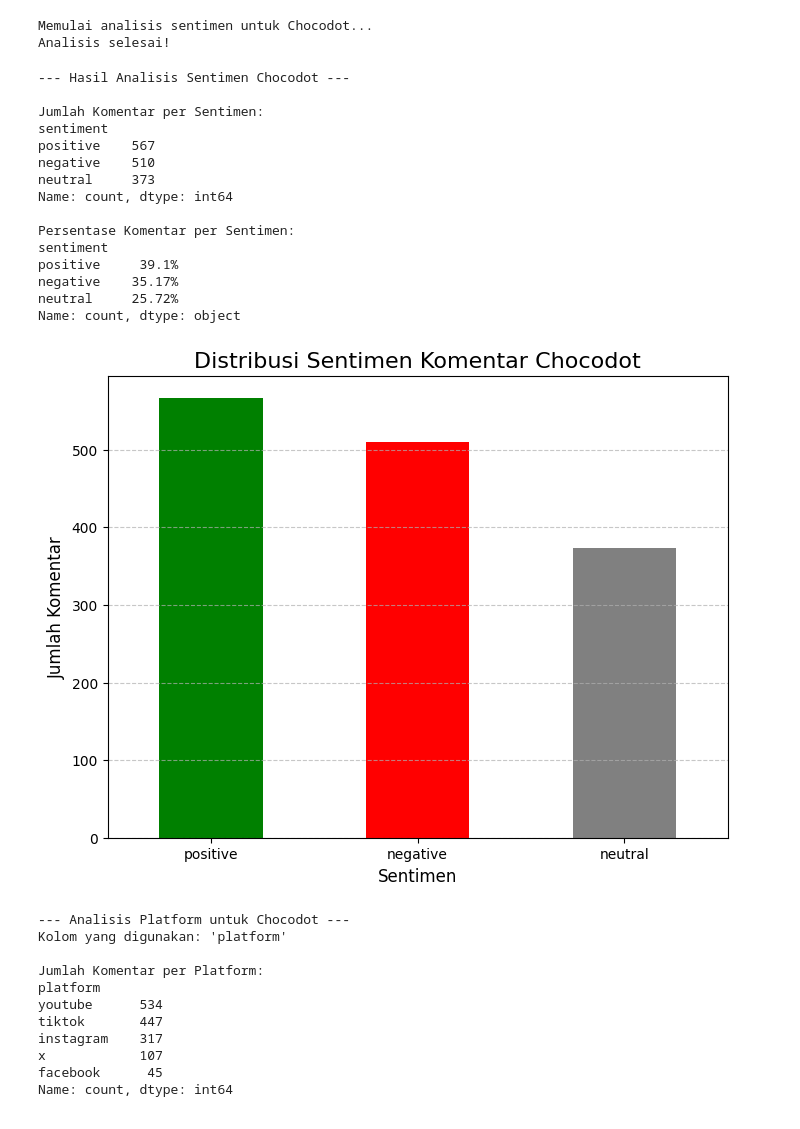
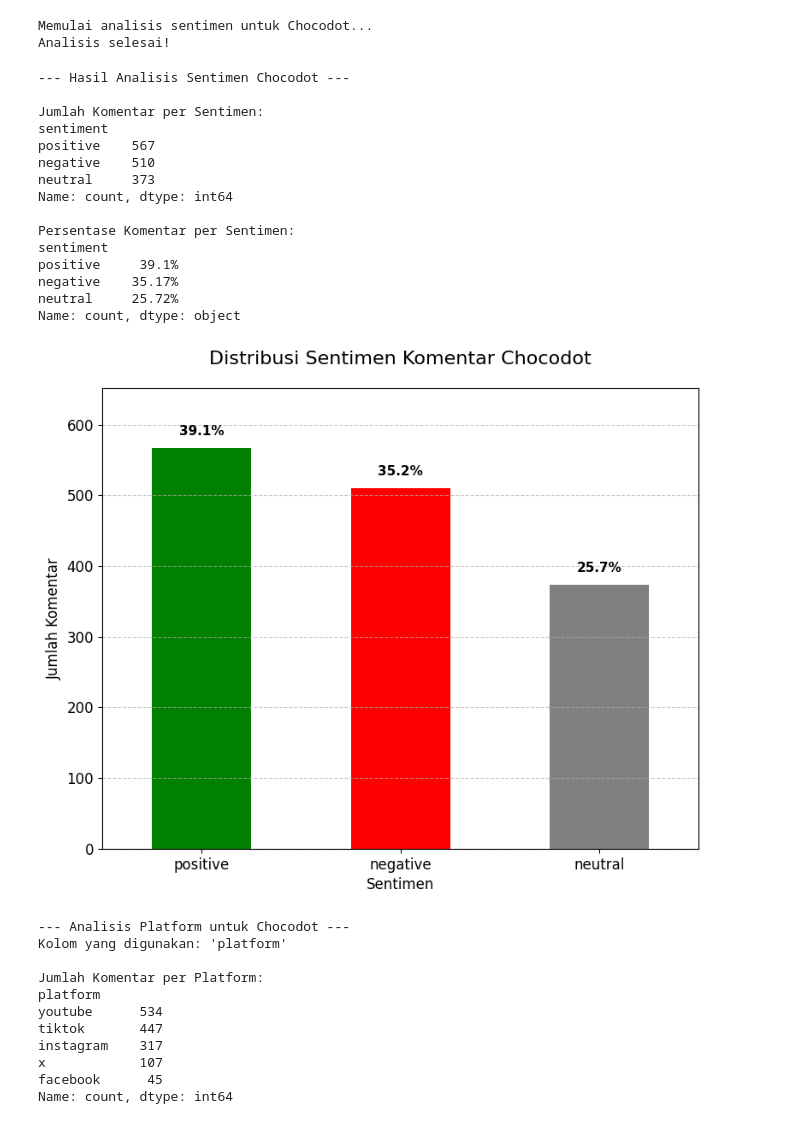
Before and after one commit to osaaa27/Kerja-Praktek, a Jupyter notebook: sentimen_pelaku_ekonomi.ipynb, the cells around one changed output. Drawn from its saved outputs; the diff is of its cells as text; code cells hidden in the pictures.

```diff
--- a/sentimen_pelaku_ekonomi.ipynb
+++ b/sentimen_pelaku_ekonomi.ipynb
@@ -220,6 +220,9 @@ print("Analisis selesai!")
 Memulai analisis sentimen untuk Chocodot...
 Analisis selesai!
 # %%
+import matplotlib.pyplot as plt
+
+# --- Bagian perhitungan (tidak ada yang berubah) ---
 # Hitung jumlah setiap sentimen
 sentiment_counts = df_chocodot['sentiment'].value_counts()
 total_comments = len(df_chocodot)
@@ -227,42 +230,78 @@ total_comments = len(df_chocodot)
 # Hitung persentase untuk setiap sentimen
 sentiment_percentages = (sentiment_counts / total_comments) * 100
 
 print("--- Hasil Analisis Sentimen Chocodot ---")
 print("\nJumlah Komentar per Sentimen:")
 print(sentiment_counts)
 print("\nPersentase Komentar per Sentimen:")
-# Tampilkan dengan 2 angka di belakang koma
 print(sentiment_percentages.round(2).astype(str) + '%')
+
 
 # Tentukan warna
 colors = {'positive': 'green', 'negative': 'red', 'neutral': 'grey'}
 
-# Buat plot diagram balok
-plt.figure(figsize=(8, 6))
-sentiment_counts.plot(kind='bar', color=[colors.get(x, 'blue') for x in sentiment_counts.index])
-plt.title('Distribusi Sentimen Komentar Chocodot', fontsize=16)
-plt.xlabel('Sentimen', fontsize=12)
-plt.ylabel('Jumlah Komentar', fontsize=12)
+# Buat plot dan simpan object-nya ke dalam variabel 'ax'
+ax = sentiment_counts.plot(kind='bar',
+                           figsize=(9, 7),  # Sedikit diperbesar agar label muat
+                           color=[colors.get(x) for x in sentiment_counts.index],
+                           fontsize=12)
+
+# =====================================================================
+# KODE MODIFIKASI: Menambahkan label persentase di atas setiap balok
+# =====================================================================
+# Loop melalui setiap balok (patches) yang ada di dalam plot
+for i, patch in enumerate(ax.patches):
+    # Dapatkan tinggi balok (ini adalah jumlah komentar)
+    height = patch.get_height()
+
+    # Dapatkan nilai persentase yang sesuai dari series 'sentiment_percentages'
+    # .iloc[i] akan mengambil persentase sesuai urutan baloknya
+    percentage = sentiment_percentages.iloc[i]
+
+    # Siapkan label teks, format dengan 1 angka desimal dan simbol '%'
+    label = f'{percentage:.1f}%'
+
+    # Tentukan posisi X dan Y untuk teks
+    x_pos = patch.get_x() + patch.get_width() / 2.0
+    y_pos = height + (total_comments * 0.01) # Posisi sedikit di atas puncak balok
+
+    # Tambahkan teks ke plot
+    ax.text(x_pos, y_pos, label, ha='center', va='bottom', fontsize=11, fontweight='bold')
+# =====================================================================
+# Akhir dari kode modifikasi
+# =====================================================================
+
+# Atur judul dan label
+ax.set_title('Distribusi Sentimen Komentar Chocodot', fontsize=16, pad=20)
+ax.set_xlabel('Sentimen', fontsize=12)
+ax.set_ylabel('Jumlah Komentar', fontsize=12)
+
+# Atur properti lainnya
 plt.xticks(rotation=0)
-plt.grid(axis='y', linestyle='--', alpha=0.7)
+ax.grid(axis='y', linestyle='--', alpha=0.7)
+
+# Beri sedikit ruang di atas agar label tidak terpotong
+ax.set_ylim(0, max(sentiment_counts) * 1.15)
+
+# Tampilkan plot
 plt.show()
 # %% [output]
 --- Hasil Analisis Sentimen Chocodot ---
 
 Jumlah Komentar per Sentimen:
 sentiment
 positive    567
 negative    510
 neutral     373
 Name: count, dtype: int64
 
 Persentase Komentar per Sentimen:
 sentiment
 positive     39.1%
 negative    35.17%
 neutral     25.72%
 Name: count, dtype: object
-[figure, old version]
+[figure, new version]
 # %%
 platform_column_chocodot = 'platform' # <--- Tambahkan baris ini
 
```
